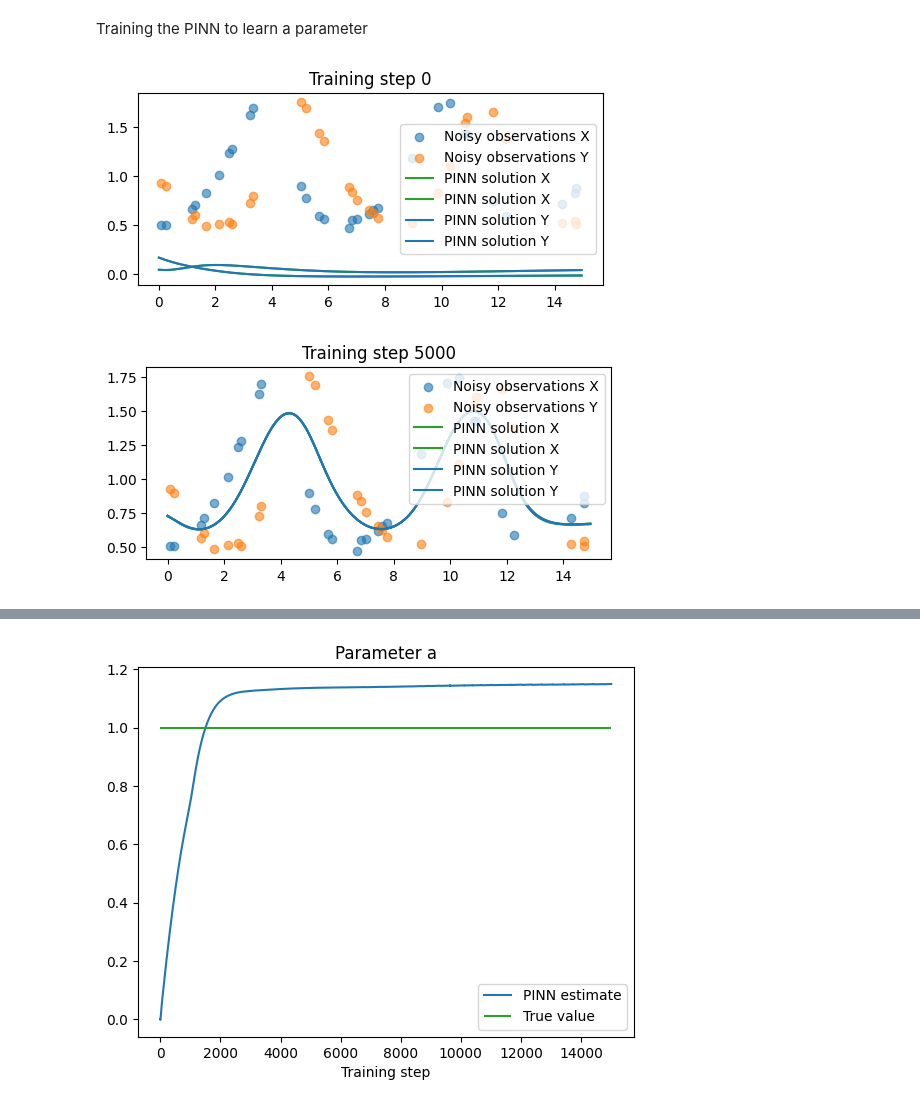
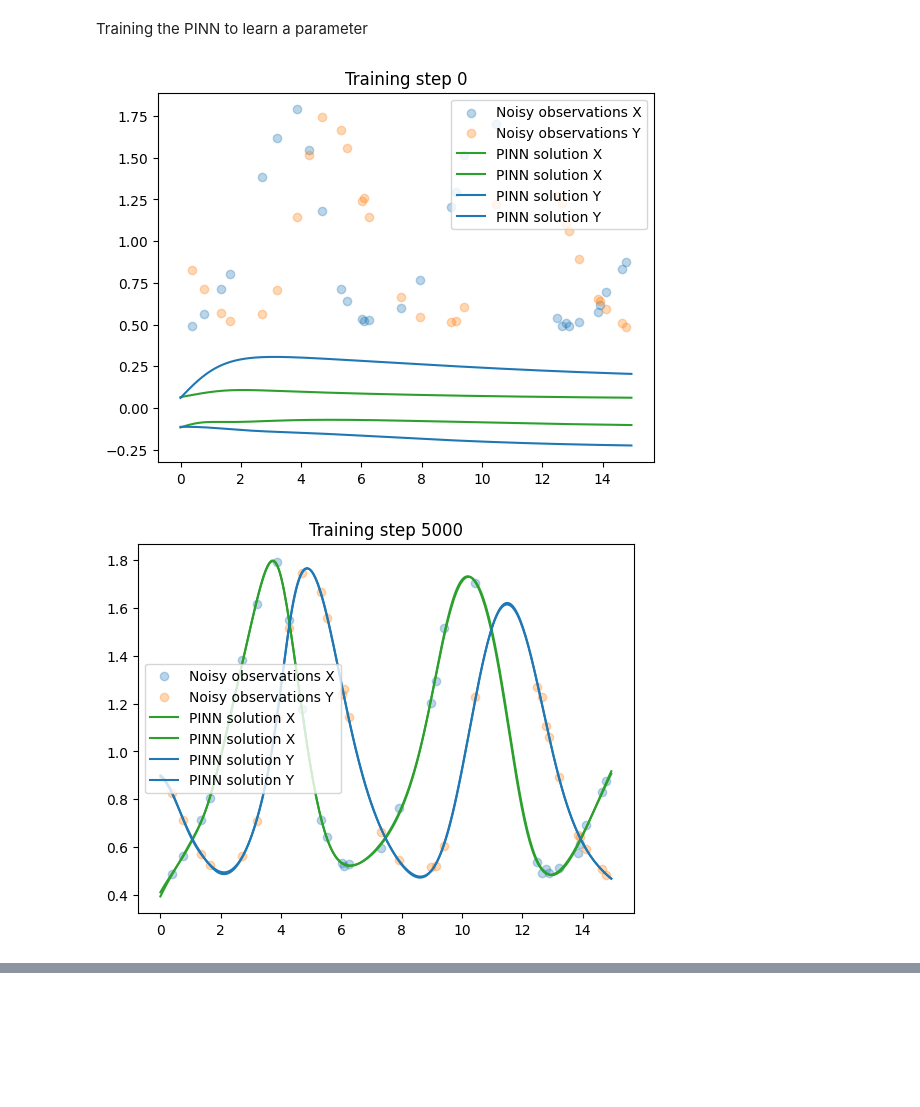
Before and after one commit to joaquintb/tfg_joaquin_torres, a Jupyter notebook: pin_lv.ipynb, the cells around one changed output, grey strips where cells are left out. Cells and saved outputs as stored; diff of their text form; code cells hidden in the pictures; blank space fills up the shorter version.

Commit message:
Fixed basic structure of the pinn

```diff
--- a/pin_lv.ipynb
+++ b/pin_lv.ipynb
@@ -129,14 +126,17 @@ class FCN(nn.Module):
                         nn.Sequential(*[
                             nn.Linear(N_HIDDEN, N_HIDDEN),
                             activation()]) for _ in range(N_LAYERS-1)])
-        self.fce = nn.Linear(N_HIDDEN, N_OUTPUT)
+        self.fce_predator = nn.Linear(N_HIDDEN, N_OUTPUT)
+        self.fce_prey = nn.Linear(N_HIDDEN, N_OUTPUT)
 
     def forward(self, x):
         x = self.fcs(x)
         x = self.fch(x)
-        x1 = self.fce(x)
-        x2 = self.fce(x)
-        return x1, x2
+        prey_output = self.fce_prey(x)
+        predator_output = self.fce_predator(x)
+        return prey_output, predator_output
+
+# Imposing sinusodial behavior somewhere
 # %% [markdown]
 Training the PINN to learn a parameter
 # %%
@@ -144,7 +144,6 @@ Training the PINN to learn a parameter
 pinn = FCN(1,2,32,3)
 
 # # define training points over the entire domain, for the physics loss
-# t_physics = torch.linspace(0,1,30).view(-1,1).requires_grad_(True)
 
 b = 1
 c = 1
@@ -178,45 +177,35 @@ for i in tqdm.tqdm(range(15001)):
 
     # -----------------------
     #       DATA LOSS
     # -----------------------
     # Compute the PINN output
     u1, u2 = pinn(t_obs)
     # Compute the data loss for the first equation (x)
     data_loss_x = torch.mean((u1 - u_obs_x)**2)
     # Compute the data loss for the second equation (y)
     data_loss_y = torch.mean((u2 - u_obs_y)**2)
 
     total_data_loss = data_loss_x + data_loss_y
 
     # Backpropagate joint loss, take optimiser step
     loss = total_physics_loss + lambda1*total_data_loss
     loss.backward()
     optimiser.step()
 
     # Keep track of value for a
     a_s.append(a.item())
 
     # plot the result as training progresses
     if i % 5000 == 0:
         u1, u2 = pinn(t_test)
         with torch.no_grad():
-            plt.figure(figsize=(6, 2.5))
-            plt.scatter(t_obs, u_obs_x, label="Noisy observations X", alpha=0.6)
-            plt.scatter(t_obs, u_obs_y, label="Noisy observations Y", alpha=0.6)
+            plt.scatter(t_obs, u_obs_x, label="Noisy observations X", alpha=0.3)
+            plt.scatter(t_obs, u_obs_y, label="Noisy observations Y", alpha=0.3)
             plt.plot(t_test, u1, label="PINN solution X", color="tab:green")
-            plt.plot(t_test, u2, label="PINN solution Y", color="tab:blue")  # Corrected label
+            plt.plot(t_test, u2, label="PINN solution Y", color="tab:blue")
             plt.title(f"Training step {i}")
             plt.legend()
             plt.show()
-
-
-plt.figure()
-plt.title("Parameter a")
-plt.plot(a_s, label="PINN estimate")
-plt.hlines(1, 0, len(a_s), label="True value", color="tab:green")
-plt.legend()
-plt.xlabel("Training step")
-plt.show()
 # %% [output]
-[figure, old version]
+[figure, new version]
-[figure, old version]
+[figure, new version]
@@ -225 +213,0 @@ plt.show()
-[figure, removed]
```
Also changed, not shown: parts of 5 cells of this notebook.
